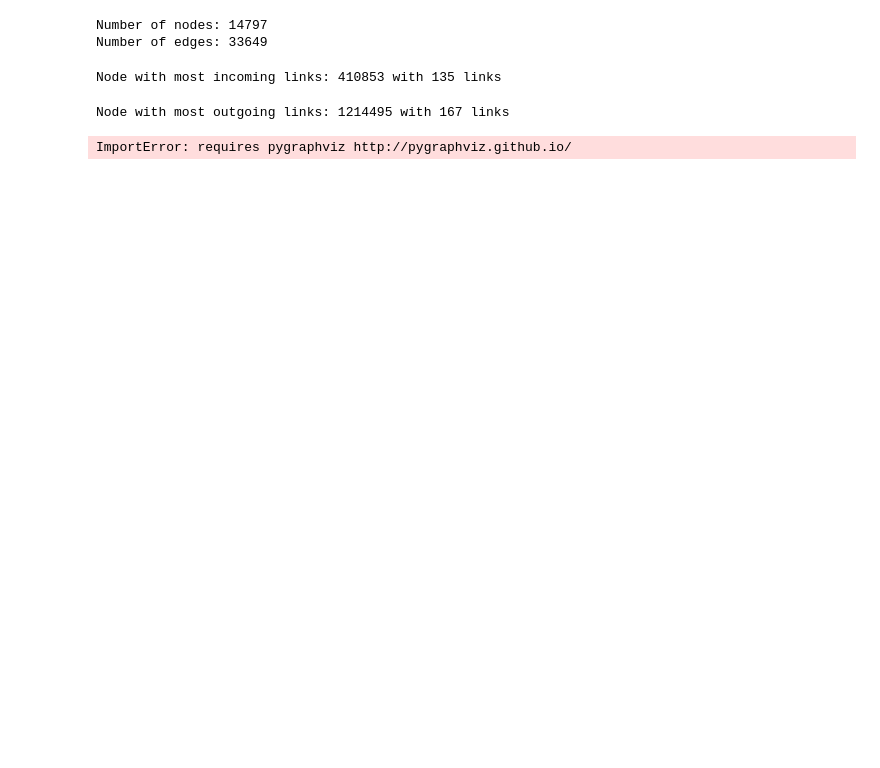
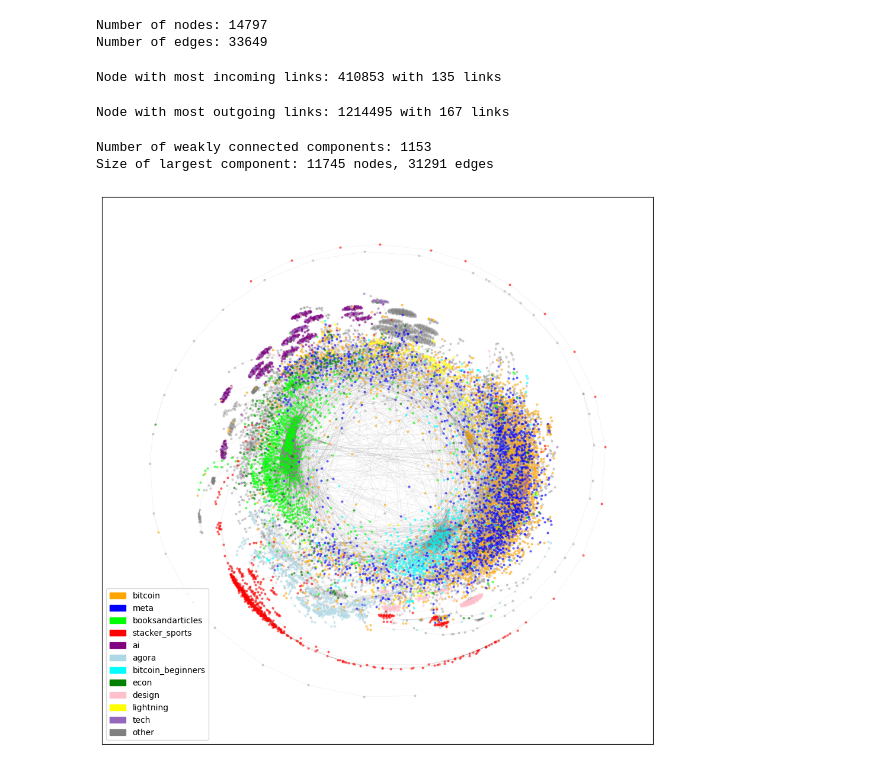
Before and after one commit to ed-kung/sn-research, a Jupyter notebook: src/notebooks/playground.ipynb, the cells around one changed output. Drawn from its saved outputs; the diff is of its cells as text; code cells hidden in the pictures; blank space fills up the shorter version.

Commit message:
network viz

```diff
--- a/src/notebooks/playground.ipynb
+++ b/src/notebooks/playground.ipynb
@@ -35,3 +46,6 @@ comments = dt.get_comments(overwrite=OVERWRITE)
+# %%
+posts = dt.get_posts(overwrite=OVERWRITE)
+posts['subName'] = posts['subName'].fillna('none')
 # %%
 selector = (posts['text'].notnull()) & \
            (posts['text'].str.len() > 0) & \
@@ -122,6 +110,14 @@ for center, comm in zip(centers, communities):
+# %%
+# weakly connected commponents
+
+components = sorted(nx.weakly_connected_components(DG), key=len, reverse=True)
+subgraphs = [DG.subgraph(c).copy() for c in components]
+print(f"Number of weakly connected components: {len(subgraphs)}")
+print(f"Size of largest component: {len(subgraphs[0].nodes())} nodes, {len(subgraphs[0].edges())} edges")
+# %% [output]
+Number of weakly connected components: 1153
+Size of largest component: 11745 nodes, 31291 edges
 # %%
-# Get positions based on sfdp layout
-
-pos = nx.nx_agraph.graphviz_layout(DG, prog='sfdp')
+# SFDP point positions
+myG = subgraphs[0]  # largest component
+pos = nx.nx_agraph.graphviz_layout(myG, prog='sfdp')
-# %% [output]
-ImportError: requires pygraphviz http://pygraphviz.github.io/
@@ -204,0 +159,38 @@ communities[0]
+# %%
+plt.figure(figsize=(12, 12))
+handles = []
+for idx, row in subsdf.iterrows():
+    sub = row['sub']
+    nodes = [n for n, attr in myG.nodes(data=True) if attr.get('territory') == sub]
+    if len(nodes) == 0:
+        continue
+    if row['color'] == 'gray':
+        alpha = 0.3
+        label = None
+        zorder = 0
+    else:
+        alpha = 0.5
+        label = sub
+        handles.append(mpatches.Patch(color=row['color'], label=sub))
+    nx.draw_networkx_nodes(
+        myG, spiral_pos,
+        nodelist=nodes,
+        node_color=row['color'],
+        node_size=4,
+        alpha=alpha,
+        label=label
+    )
+nx.draw_networkx_edges(
+    myG, spiral_pos,
+    edge_color = 'gray',
+    width = 0.2,
+    alpha = 0.3,
+    node_size=4,
+    arrowsize=1
+)
+handles.append(mpatches.Patch(color='gray', label='other'))
+
+plt.legend(handles=handles, loc='lower left')
+plt.show()
+# %% [output]
+[figure, added]
```
Also changed, not shown: parts of 14 cells of this notebook.
